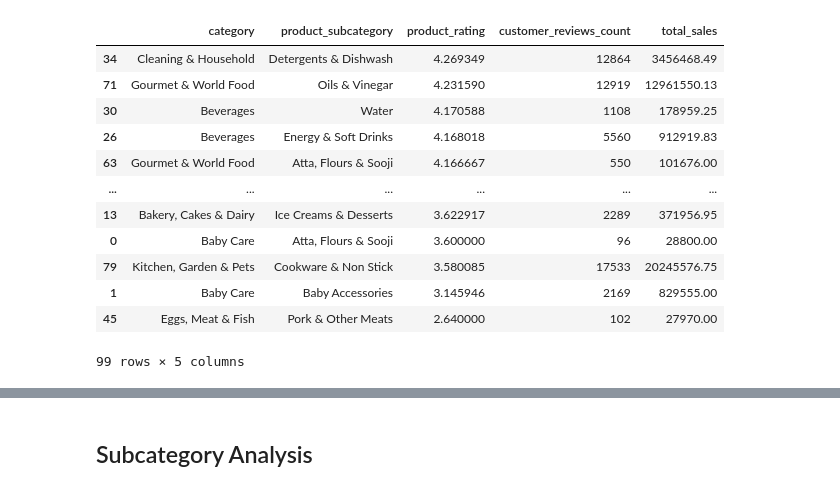
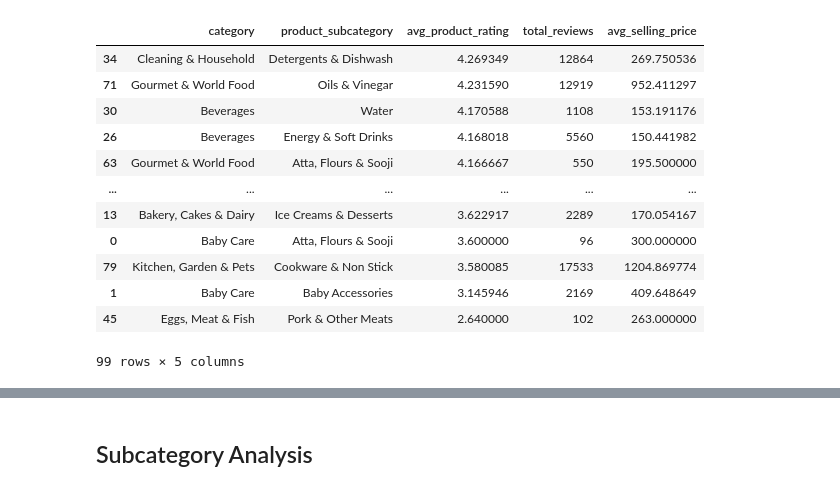
Before and after one commit to viraj19r/market_pulse, a Jupyter notebook: subcategory.ipynb, the cells around one changed output, grey strips where cells are left out. Cells and saved outputs as stored; diff of their text form; code cells hidden in the pictures.

```diff
--- a/subcategory.ipynb
+++ b/subcategory.ipynb
@@ -10,21 +10,21 @@ data.head()
 | 3 | Cereal Flip Lid Container/Storage... | Cleaning & Household | Bins & Bathroom Ware | Nakoda | 149.0 | 176.0 | Laundry, Storage Baskets | ... |
 | 4 | Creme Soft Soap - For Hands & Body | Beauty & Hygiene | Bath & Hand Wash | Nivea | 162.0 | 162.0 | Bathing Bars & Soaps | ... |
 # %%
-data['total_sales'] = data['selling_price'] * data['customer_reviews_count']
-category_stats = data.groupby(['category', 'product_subcategory']).agg({'product_rating': 'mean', 'customer_reviews_count': 'sum', 'total_sales': 'sum'}).reset_index()
-category_stats = category_stats.sort_values(by=['product_rating', 'customer_reviews_count'], ascending=False)
+category_stats = data.groupby(['category', 'product_subcategory']).agg({'product_rating': 'mean', 'customer_reviews_count': 'sum', 'selling_price': 'mean'}).reset_index()
+category_stats = category_stats.rename(columns={'product_rating':'avg_product_rating','customer_reviews_count':'total_reviews','selling_price':'avg_selling_price'})
+category_stats = category_stats.sort_values(by=['avg_product_rating', 'total_reviews'], ascending=False)
 category_stats
 # %% [output]
-|  | category | product_subcategory | product_rating | customer_reviews_count | total_sales |
-| 34 | Cleaning & Household | Detergents & Dishwash | 4.269349 | 12864 | 3456468.49 |
-| 71 | Gourmet & World Food | Oils & Vinegar | 4.231590 | 12919 | 12961550.13 |
-| 30 | Beverages | Water | 4.170588 | 1108 | 178959.25 |
-| 26 | Beverages | Energy & Soft Drinks | 4.168018 | 5560 | 912919.83 |
-| 63 | Gourmet & World Food | Atta, Flours & Sooji | 4.166667 | 550 | 101676.00 |
+|  | category | product_subcategory | avg_product_rating | total_reviews | avg_selling_price |
+| 34 | Cleaning & Household | Detergents & Dishwash | 4.269349 | 12864 | 269.750536 |
+| 71 | Gourmet & World Food | Oils & Vinegar | 4.231590 | 12919 | 952.411297 |
+| 30 | Beverages | Water | 4.170588 | 1108 | 153.191176 |
+| 26 | Beverages | Energy & Soft Drinks | 4.168018 | 5560 | 150.441982 |
+| 63 | Gourmet & World Food | Atta, Flours & Sooji | 4.166667 | 550 | 195.500000 |
 | ... | ... | ... | ... | ... | ... |
-| 13 | Bakery, Cakes & Dairy | Ice Creams & Desserts | 3.622917 | 2289 | 371956.95 |
-| 0 | Baby Care | Atta, Flours & Sooji | 3.600000 | 96 | 28800.00 |
-| 79 | Kitchen, Garden & Pets | Cookware & Non Stick | 3.580085 | 17533 | 20245576.75 |
-| 1 | Baby Care | Baby Accessories | 3.145946 | 2169 | 829555.00 |
-| 45 | Eggs, Meat & Fish | Pork & Other Meats | 2.640000 | 102 | 27970.00 |
+| 13 | Bakery, Cakes & Dairy | Ice Creams & Desserts | 3.622917 | 2289 | 170.054167 |
+| 0 | Baby Care | Atta, Flours & Sooji | 3.600000 | 96 | 300.000000 |
+| 79 | Kitchen, Garden & Pets | Cookware & Non Stick | 3.580085 | 17533 | 1204.869774 |
+| 1 | Baby Care | Baby Accessories | 3.145946 | 2169 | 409.648649 |
+| 45 | Eggs, Meat & Fish | Pork & Other Meats | 2.640000 | 102 | 263.000000 |
 99 rows × 5 columns
```
Also changed, not shown: parts of 26 cells of this notebook, 4 other files.
